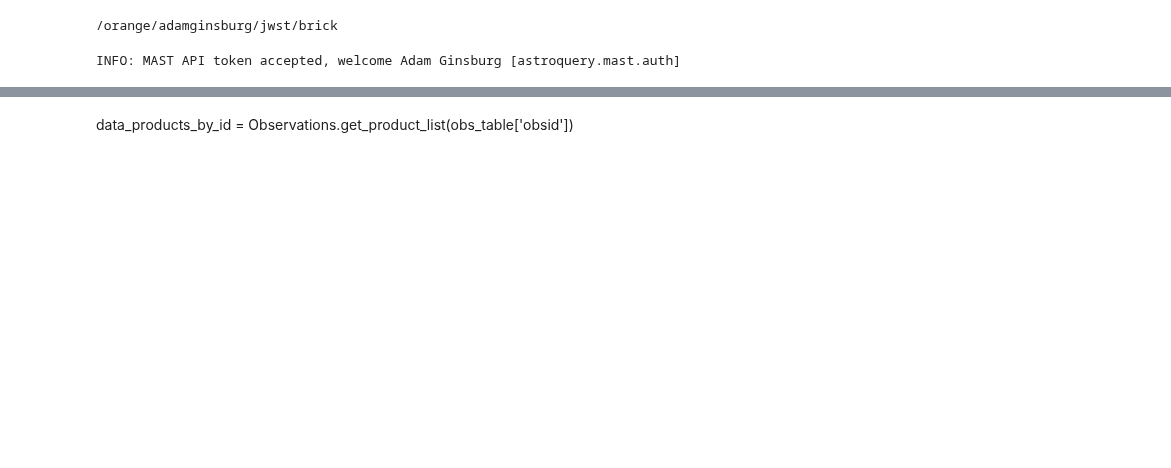
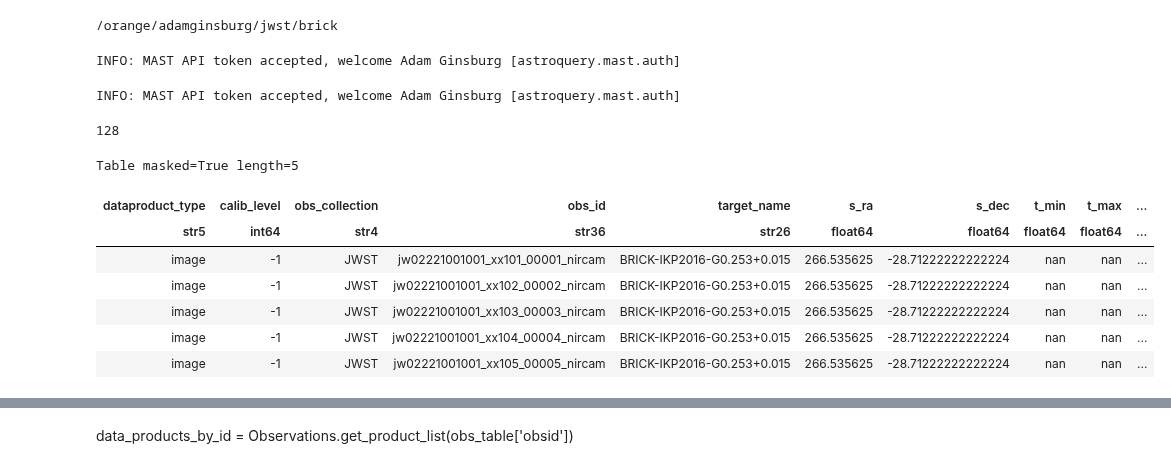
Before and after one commit to keflavich/brick-jwst-2221, a Jupyter notebook: notebooks/DataDownload_BrickJWST.ipynb, the cells around one changed output, grey strips where cells are left out. Drawn from its saved outputs; the diff is of its cells as text; code cells hidden in the pictures; blank space fills up the shorter version.

```diff
--- a/notebooks/DataDownload_BrickJWST.ipynb
+++ b/notebooks/DataDownload_BrickJWST.ipynb
@@ -12,7 +12,24 @@ with open(os.path.expanduser('/home/adamginsburg/.mast_api_token'), 'r') as fh:
 Mast.login(api_token.strip())
 # %% [output]
 INFO: MAST API token accepted, welcome Adam Ginsburg [astroquery.mast.auth]
+# %%
+Observations.login(api_token)
+# %% [output]
+INFO: MAST API token accepted, welcome Adam Ginsburg [astroquery.mast.auth]
 # %%
-obs_table = Observations.query_criteria(dataproduct_type=["image"],
+obs_table = Observations.query_criteria(
+                                        proposal_id="2221",
                                         proposal_pi="Ginsburg*",
                                        )
+print(len(obs_table))
+obs_table[:5]
+# %% [output]
+128
+Table masked=True length=5
+| dataproduct_type | calib_level | obs_collection | obs_id | target_name | s_ra | s_dec | t_min | t_max | ... |
+| str5 | int64 | str4 | str36 | str26 | float64 | float64 | float64 | float64 | ... |
+| image | -1 | JWST | jw02221001001_xx101_00001_nircam | BRICK-IKP2016-G0.253+0.015 | 266.535625 | -28.71222222222224 | nan | nan | ... |
+| image | -1 | JWST | jw02221001001_xx102_00002_nircam | BRICK-IKP2016-G0.253+0.015 | 266.535625 | -28.71222222222224 | nan | nan | ... |
+| image | -1 | JWST | jw02221001001_xx103_00003_nircam | BRICK-IKP2016-G0.253+0.015 | 266.535625 | -28.71222222222224 | nan | nan | ... |
+| image | -1 | JWST | jw02221001001_xx104_00004_nircam | BRICK-IKP2016-G0.253+0.015 | 266.535625 | -28.71222222222224 | nan | nan | ... |
+| image | -1 | JWST | jw02221001001_xx105_00005_nircam | BRICK-IKP2016-G0.253+0.015 | 266.535625 | -28.71222222222224 | nan | nan | ... |
```
Also changed, not shown: parts of 11 cells of this notebook, 2 other files.
